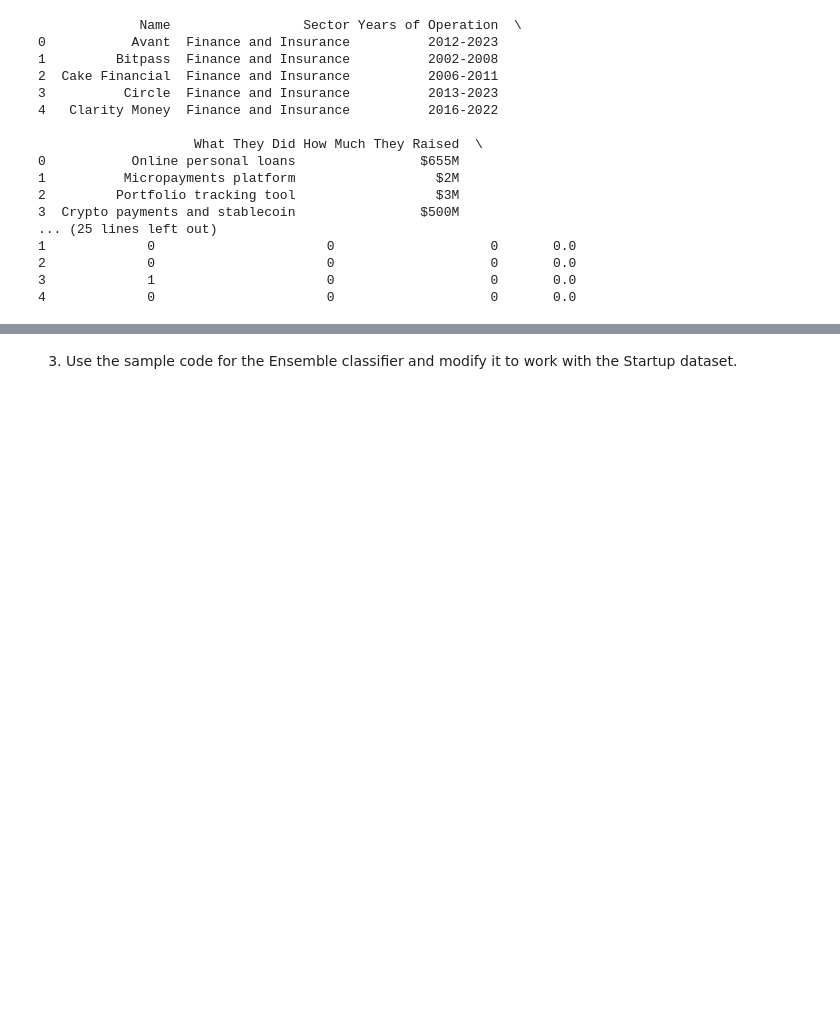
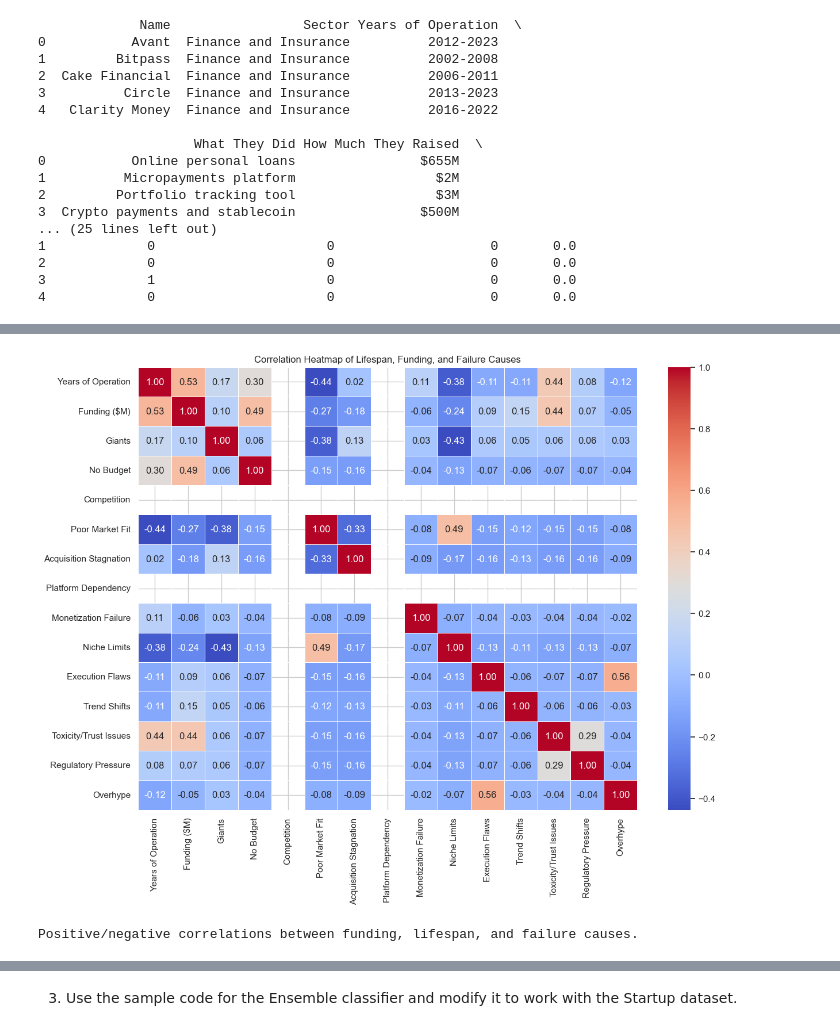
Before and after one commit to Trolann/cmpe188-assignments, a Jupyter notebook: ensemble homework/ensemblemethods_hw.ipynb, the cells around one changed output, grey strips where cells are left out. Drawn from its saved outputs; the diff is of its cells as text; code cells hidden in the pictures; blank space fills up the shorter version.

```diff
--- a/ensemble homework/ensemblemethods_hw.ipynb
+++ b/ensemble homework/ensemblemethods_hw.ipynb
@@ -71,0 +93,32 @@ print(data.head(5))
+# %%
+# First create temporary columns for years
+years_data = data['Years of Operation'].apply(parse_years).apply(pd.Series)
+years_data.columns = ['Years of Operation', 'start_year', 'end_year']
+
+# Update the dataframe with the parsed values
+data['Years of Operation'] = years_data['Years of Operation']
+data['start_year'] = years_data['start_year']
+data['end_year'] = years_data['end_year']
+
+# Clean Funding: Convert 'How Much They Raised' to numeric values in millions ($M)
+def clean_funding(x):
+    if pd.isna(x): return 0
+    match = re.search(r'\$(\d*\.?\d+)([MB])', x)
+    if match:
+        value, unit = float(match.group(1)), match.group(2)
+        return value * 1000 if unit == 'B' else value  # Convert billions to millions
+    return 0
+data['Funding ($M)'] = data['How Much They Raised'].apply(clean_funding)
+
+
+# Define failure cause columns (binary flags)
+# failure_flags = ['Giants', 'No Budget', 'Poor Market Fit', 'Acquisition Stagnation',
+#                  'Monetization Failure', 'Niche Limits', 'Execution Flaws',
+#                  'Trend Shifts', 'Toxicity/Trust Issues', 'Regulatory Pressure', 'Overhype']
+
+failure_flags = ['Giants', 'No Budget', 'Competition', 'Poor Market Fit',
+                 'Acquisition Stagnation', 'Platform Dependency', 'Monetization Failure',
+                 'Niche Limits', 'Execution Flaws', 'Trend Shifts', 'Toxicity/Trust Issues',
+                 'Regulatory Pressure', 'Overhype']
+
+print(data.head(5))
@@ -71,0 +143,13 @@ print(data.head(5))
+# %%
+# Select columns for correlation
+corr_cols = ['Years of Operation', 'Funding ($M)'] + failure_flags
+corr_matrix = data[corr_cols].corr()
+# Generate Heatmap
+plt.figure(figsize=(14, 10))
+sns.heatmap(corr_matrix, annot=True, cmap='coolwarm', fmt='.2f', linewidths=0.5)
+plt.title('Correlation Heatmap of Lifespan, Funding, and Failure Causes')
+plt.show()
+print("Positive/negative correlations between funding, lifespan, and failure causes.")
+# %% [output]
+[figure, added]
+Positive/negative correlations between funding, lifespan, and failure causes.
```
Also changed, not shown: parts of 19 cells of this notebook.
